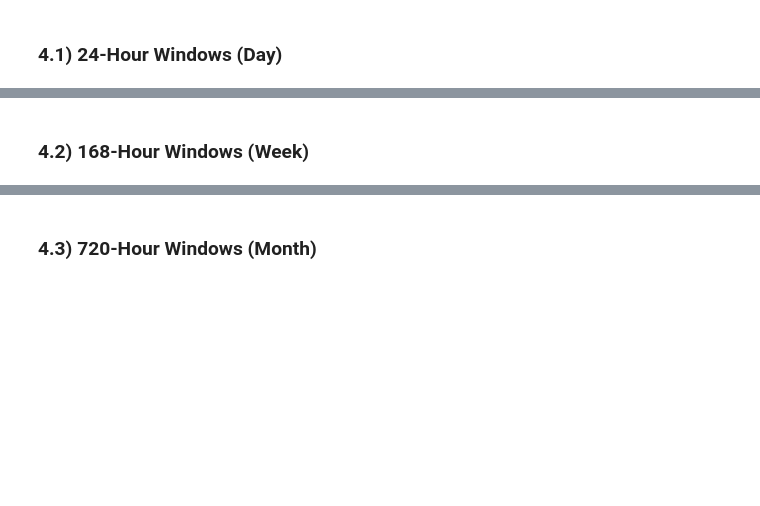
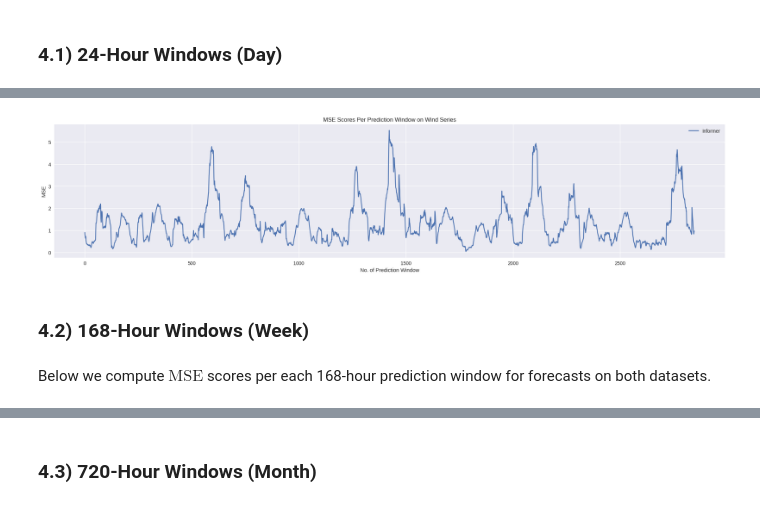
Before and after one commit to anasashb/TransformersEnergyTS, a Jupyter notebook: prototype.ipynb, the cells around one changed output, grey strips where cells are left out. Drawn from its saved outputs; the diff is of its cells as text; code cells hidden in the pictures; blank space fills up the shorter version.

```diff
--- a/prototype.ipynb
+++ b/prototype.ipynb
@@ -205,2 +254,15 @@ With this operation, the authors note that overall memory usage is reduced to $\
+# %%
+plt.figure(figsize=(25, 5))
+plt.plot(informer_errors_wind_24, label='Informer')
+#plt.plot(autoformer_errors_wind_24, label='Autoformer')
+#plt.plot(pyraformer_errors_wind_24, label='Pyraformer')
+plt.title('MSE Scores Per Prediction Window on Wind Series')
+plt.xlabel('No. of Prediction Window')
+plt.ylabel('MSE')
+plt.legend()
+plt.show()
+plt.close()
+# %% [output]
+[figure, added]
 # %% [markdown]
 ### **4.2) 168-Hour Windows (Week)**
@@ -206,0 +284,2 @@ With this operation, the authors note that overall memory usage is reduced to $\
+# %% [markdown]
+Below we compute $\text{MSE}$ scores per each 168-hour prediction window for forecasts on both datasets.
```
Also changed, not shown: parts of 21 cells of this notebook.
